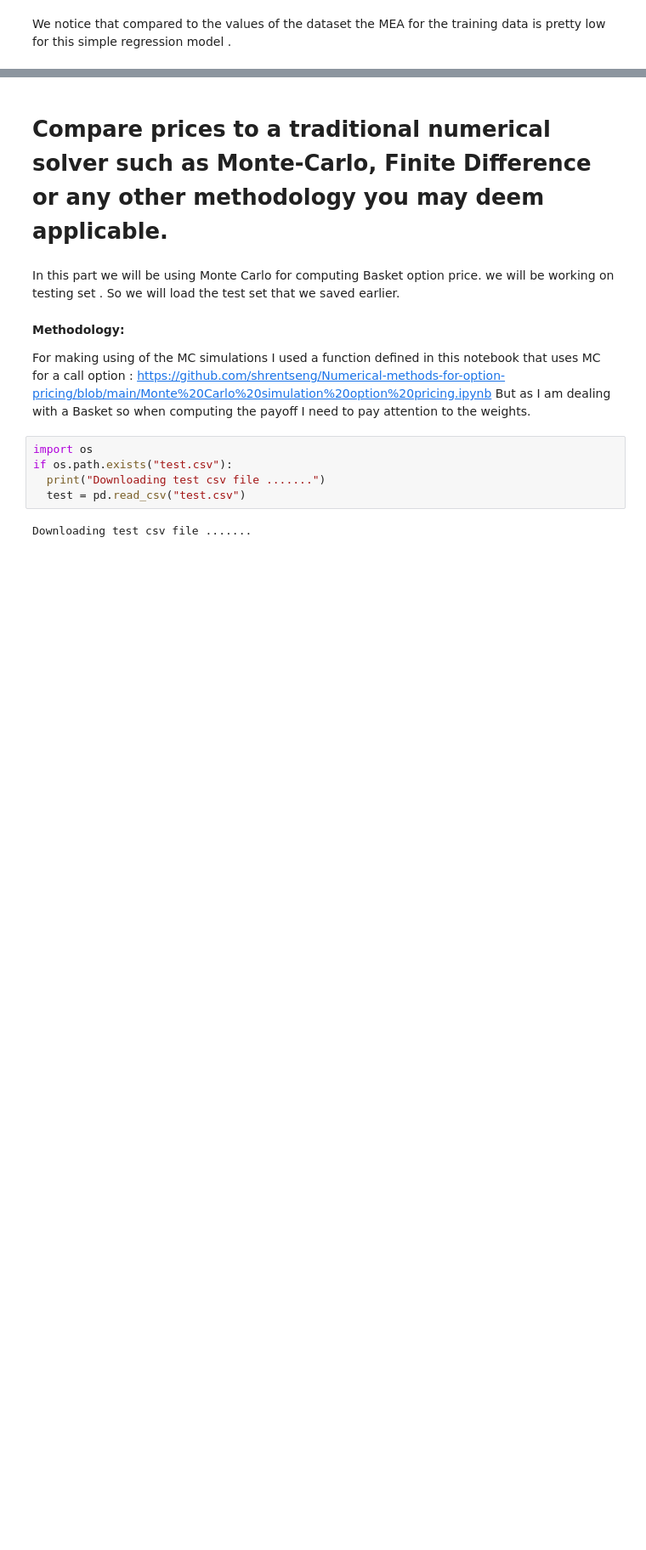
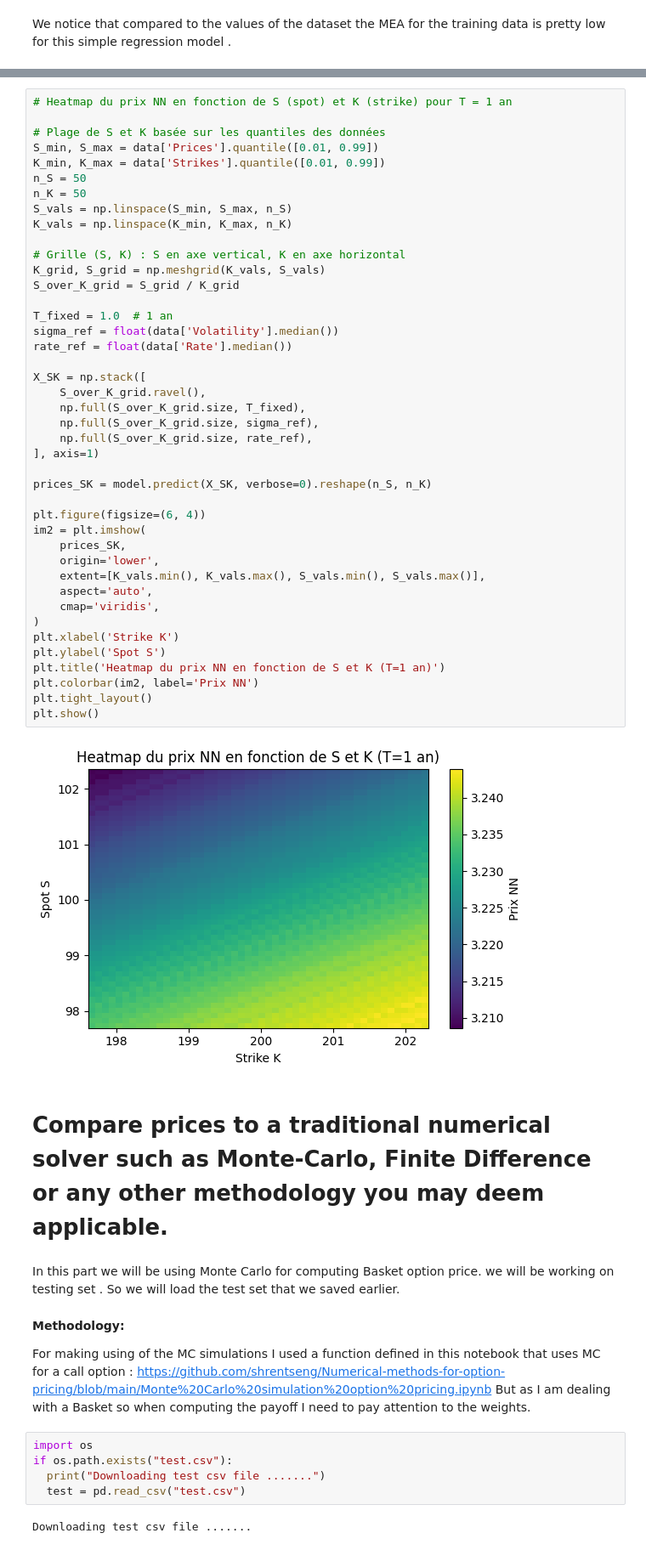
Before and after one commit to nicolassalok1/RepoFinal, a Jupyter notebook: Basket/Basket_Pricing.ipynb, the cells around one changed output, grey strips where cells are left out. Shown at 85% size. Drawn from its saved outputs; the diff is of its cells as text; blank space fills up the shorter version.

```diff
--- a/Basket/Basket_Pricing.ipynb
+++ b/Basket/Basket_Pricing.ipynb
@@ -316,3 +377,47 @@ sns.displot(predictions)
+# %%
+# Heatmap du prix NN en fonction de S (spot) et K (strike) pour T = 1 an
+
+# Plage de S et K basée sur les quantiles des données
+S_min, S_max = data['Prices'].quantile([0.01, 0.99])
+K_min, K_max = data['Strikes'].quantile([0.01, 0.99])
+n_S = 50
+n_K = 50
+S_vals = np.linspace(S_min, S_max, n_S)
+K_vals = np.linspace(K_min, K_max, n_K)
+
+# Grille (S, K) : S en axe vertical, K en axe horizontal
+K_grid, S_grid = np.meshgrid(K_vals, S_vals)
+S_over_K_grid = S_grid / K_grid
+
+T_fixed = 1.0  # 1 an
+sigma_ref = float(data['Volatility'].median())
+rate_ref = float(data['Rate'].median())
+
+X_SK = np.stack([
+    S_over_K_grid.ravel(),
+    np.full(S_over_K_grid.size, T_fixed),
+    np.full(S_over_K_grid.size, sigma_ref),
+    np.full(S_over_K_grid.size, rate_ref),
+], axis=1)
+
+prices_SK = model.predict(X_SK, verbose=0).reshape(n_S, n_K)
+
+plt.figure(figsize=(6, 4))
+im2 = plt.imshow(
+    prices_SK,
+    origin='lower',
+    extent=[K_vals.min(), K_vals.max(), S_vals.min(), S_vals.max()],
+    aspect='auto',
+    cmap='viridis',
+)
+plt.xlabel('Strike K')
+plt.ylabel('Spot S')
+plt.title('Heatmap du prix NN en fonction de S et K (T=1 an)')
+plt.colorbar(im2, label='Prix NN')
+plt.tight_layout()
+plt.show()
+# %% [output]
+[figure, added]
 # %% [markdown]
 # Compare prices to a traditional numerical solver such as Monte-Carlo, Finite Difference or any other methodology you may deem applicable.
 # %% [markdown]
```
Also changed, not shown: parts of 12 cells of this notebook, 2 other files.
